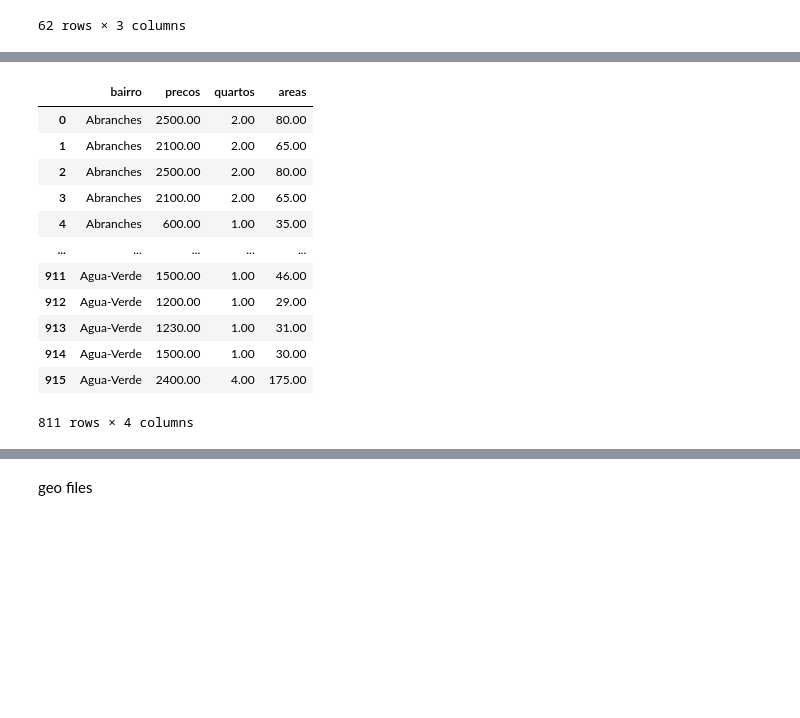
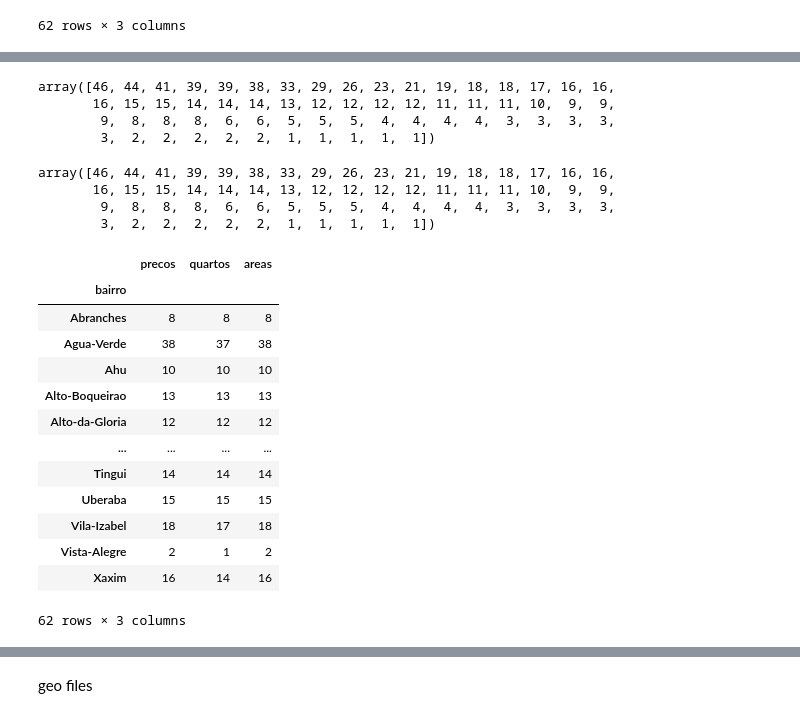
Before and after one commit to Fmarcelneves/Rental-price-analysis-and-forecast-Curitiba-PR, a Jupyter notebook: Data_exploration_Curitiba_rent.ipynb, the cells around one changed output, grey strips where cells are left out. Saved outputs shown, nothing was run; the diff lists cells and outputs as text; code cells hidden in the pictures; blank space fills up the shorter version.

```diff
--- a/Data_exploration_Curitiba_rent.ipynb
+++ b/Data_exploration_Curitiba_rent.ipynb
@@ -222,19 +220,3 @@ fig = px.imshow(correlations, labels=dict(color="Correlação"), title="Correlat
 fig.show()
 # %% [output]
 [interactive output not drawn]
-# %%
-da_ml
-# %% [output]
-|  | bairro | precos | quartos | areas |
-| 0 | Abranches | 2500.00 | 2.00 | 80.00 |
-| 1 | Abranches | 2100.00 | 2.00 | 65.00 |
-| 2 | Abranches | 2500.00 | 2.00 | 80.00 |
-| 3 | Abranches | 2100.00 | 2.00 | 65.00 |
-| 4 | Abranches | 600.00 | 1.00 | 35.00 |
-| ... | ... | ... | ... | ... |
-| 911 | Agua-Verde | 1500.00 | 1.00 | 46.00 |
-| 912 | Agua-Verde | 1200.00 | 1.00 | 29.00 |
-| 913 | Agua-Verde | 1230.00 | 1.00 | 31.00 |
-| 914 | Agua-Verde | 1500.00 | 1.00 | 30.00 |
-| 915 | Agua-Verde | 2400.00 | 4.00 | 175.00 |
-811 rows × 4 columns
@@ -240,0 +225,7 @@ da_ml
+# %%
+counts.values
+# %% [output]
+array([46, 44, 41, 39, 39, 38, 33, 29, 26, 23, 21, 19, 18, 18, 17, 16, 16,
+       16, 15, 15, 14, 14, 14, 13, 12, 12, 12, 12, 11, 11, 11, 10,  9,  9,
+        9,  8,  8,  8,  6,  6,  5,  5,  5,  4,  4,  4,  4,  3,  3,  3,  3,
+        3,  2,  2,  2,  2,  2,  1,  1,  1,  1,  1])
@@ -241,3 +234,27 @@ da_ml
+# %%
+da_ml['bairro'].value_counts().values
+# %% [output]
+array([46, 44, 41, 39, 39, 38, 33, 29, 26, 23, 21, 19, 18, 18, 17, 16, 16,
+       16, 15, 15, 14, 14, 14, 13, 12, 12, 12, 12, 11, 11, 11, 10,  9,  9,
+        9,  8,  8,  8,  6,  6,  5,  5,  5,  4,  4,  4,  4,  3,  3,  3,  3,
+        3,  2,  2,  2,  2,  2,  1,  1,  1,  1,  1])
+# %%
+da_ml.groupby('bairro').count()
+# %% [output]
+|  | precos | quartos | areas |
+| bairro |  |  |  |
+| Abranches | 8 | 8 | 8 |
+| Agua-Verde | 38 | 37 | 38 |
+| Ahu | 10 | 10 | 10 |
+| Alto-Boqueirao | 13 | 13 | 13 |
+| Alto-da-Gloria | 12 | 12 | 12 |
+| ... | ... | ... | ... |
+| Tingui | 14 | 14 | 14 |
+| Uberaba | 15 | 15 | 15 |
+| Vila-Izabel | 18 | 17 | 18 |
+| Vista-Alegre | 2 | 1 | 2 |
+| Xaxim | 16 | 14 | 16 |
+62 rows × 3 columns
 # %%
 #da_ml.to_csv('data_rent_ap_curitiba_mercado_livre.csv')
 # %%
```
Also changed, not shown: parts of 11 cells of this notebook.
